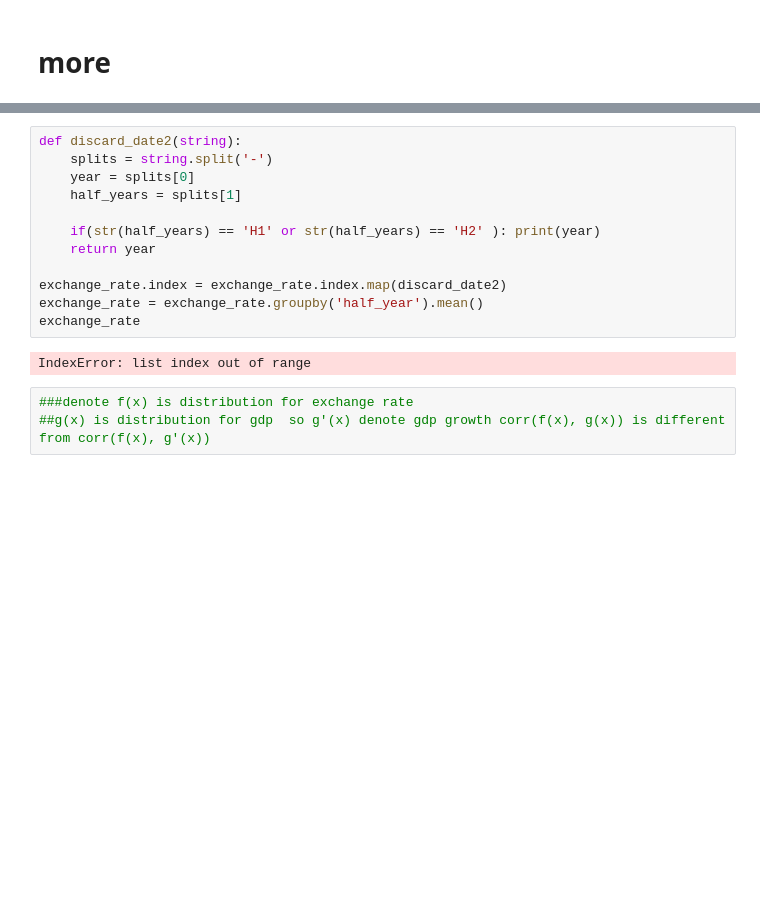
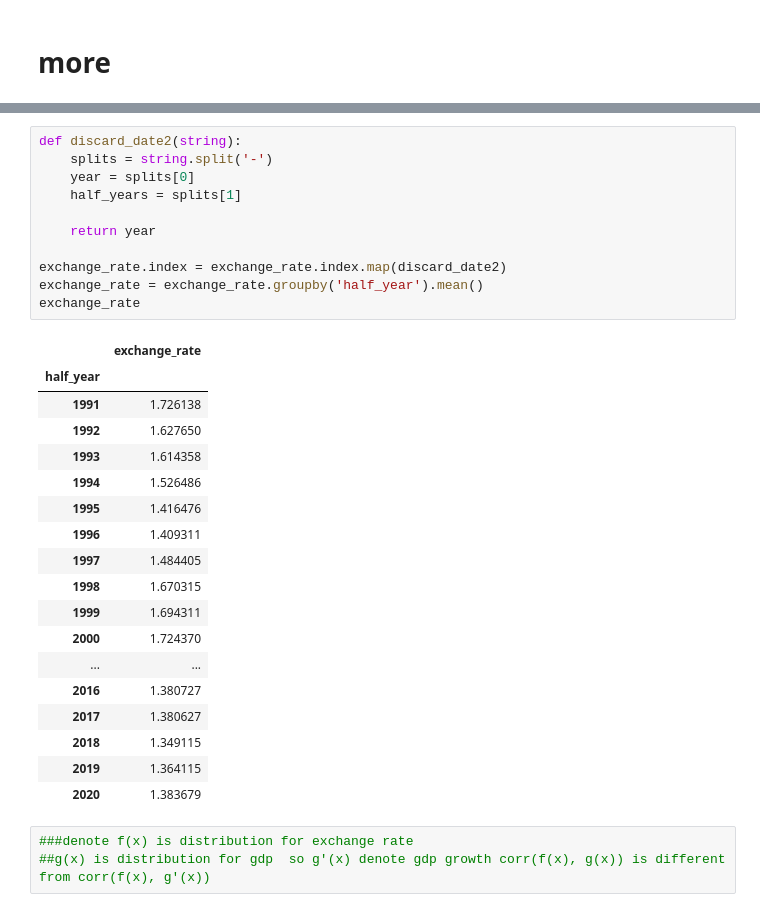
Before and after one commit to hieubkvn123/ExchangeRatePrediction, a Jupyter notebook: EDA-1.ipynb, the cells around one changed output, grey strips where cells are left out. Saved outputs shown, nothing was run; the diff lists cells and outputs as text; blank space fills up the shorter version.

```diff
--- a/EDA-1.ipynb
+++ b/EDA-1.ipynb
@@ -419,17 +357,33 @@ plt.show()
 # %%
 def discard_date2(string):
     splits = string.split('-')
     year = splits[0]
     half_years = splits[1]
 
-    if(str(half_years) == 'H1' or str(half_years) == 'H2' ): print(year)
     return year
 
 exchange_rate.index = exchange_rate.index.map(discard_date2)
 exchange_rate = exchange_rate.groupby('half_year').mean()
 exchange_rate
 # %% [output]
-IndexError: list index out of range
+|  | exchange_rate |
+| half_year |  |
+| 1991 | 1.726138 |
+| 1992 | 1.627650 |
+| 1993 | 1.614358 |
+| 1994 | 1.526486 |
+| 1995 | 1.416476 |
+| 1996 | 1.409311 |
+| 1997 | 1.484405 |
+| 1998 | 1.670315 |
+| 1999 | 1.694311 |
+| 2000 | 1.724370 |
+| ... | ... |
+| 2016 | 1.380727 |
+| 2017 | 1.380627 |
+| 2018 | 1.349115 |
+| 2019 | 1.364115 |
+| 2020 | 1.383679 |
 # %%
 ###denote f(x) is distribution for exchange rate
 ##g(x) is distribution for gdp  so g'(x) denote gdp growth corr(f(x), g(x)) is different from corr(f(x), g'(x))
```
Also changed, not shown: parts of 12 cells of this notebook, 1 other file.
